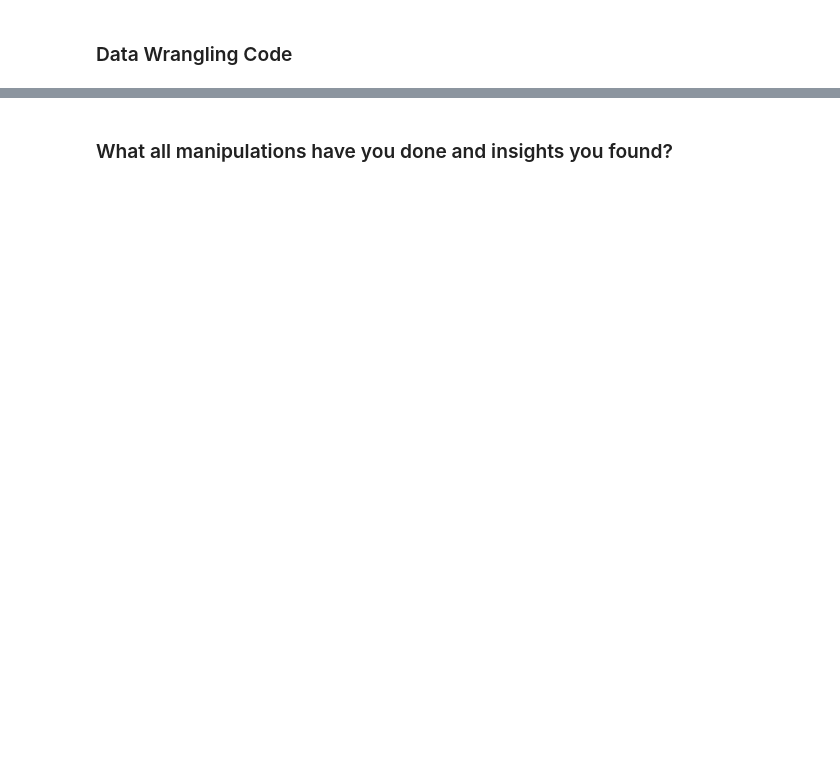
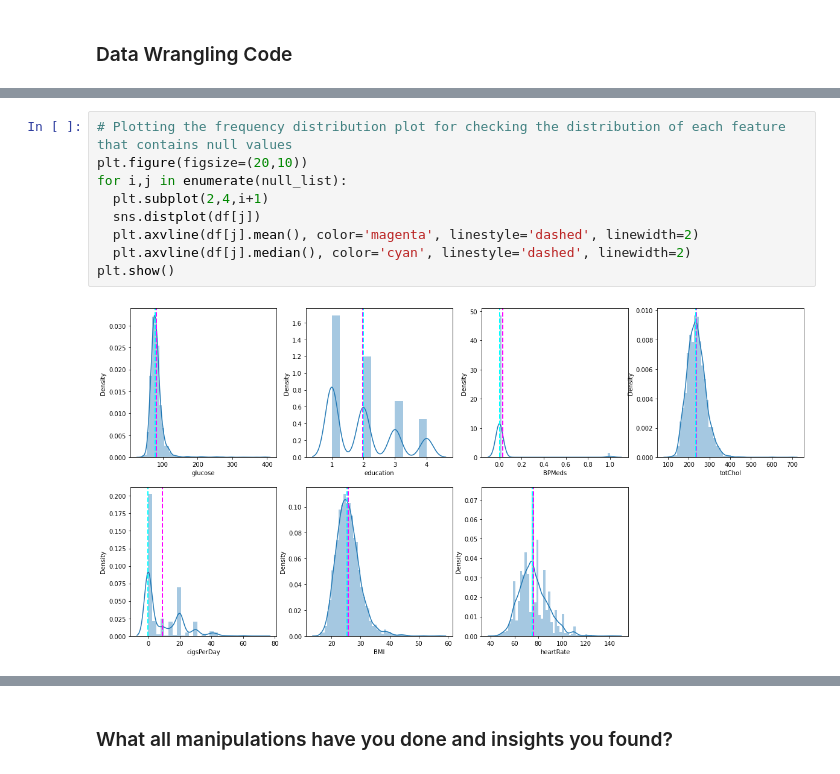
Before and after one commit to Ajay07pandey/Cardiovascular-Risk-Prediction, a Jupyter notebook: Ajay_Cardiovascular_Risk_Prediction.ipynb, the cells around one changed output, grey strips where cells are left out. Drawn from its saved outputs; the diff is of its cells as text; blank space fills up the shorter version.

```diff
--- a/Ajay_Cardiovascular_Risk_Prediction.ipynb
+++ b/Ajay_Cardiovascular_Risk_Prediction.ipynb
@@ -321,0 +336,11 @@ df.drop(['id'] , axis = 1)
+# %%
+# Plotting the frequency distribution plot for checking the distribution of each feature that contains null values
+plt.figure(figsize=(20,10))
+for i,j in enumerate(null_list):
+  plt.subplot(2,4,i+1)
+  sns.distplot(df[j])
+  plt.axvline(df[j].mean(), color='magenta', linestyle='dashed', linewidth=2)
+  plt.axvline(df[j].median(), color='cyan', linestyle='dashed', linewidth=2)
+plt.show()
+# %% [output]
+[figure, added]
```
Also changed, not shown: parts of 75 cells of this notebook.
